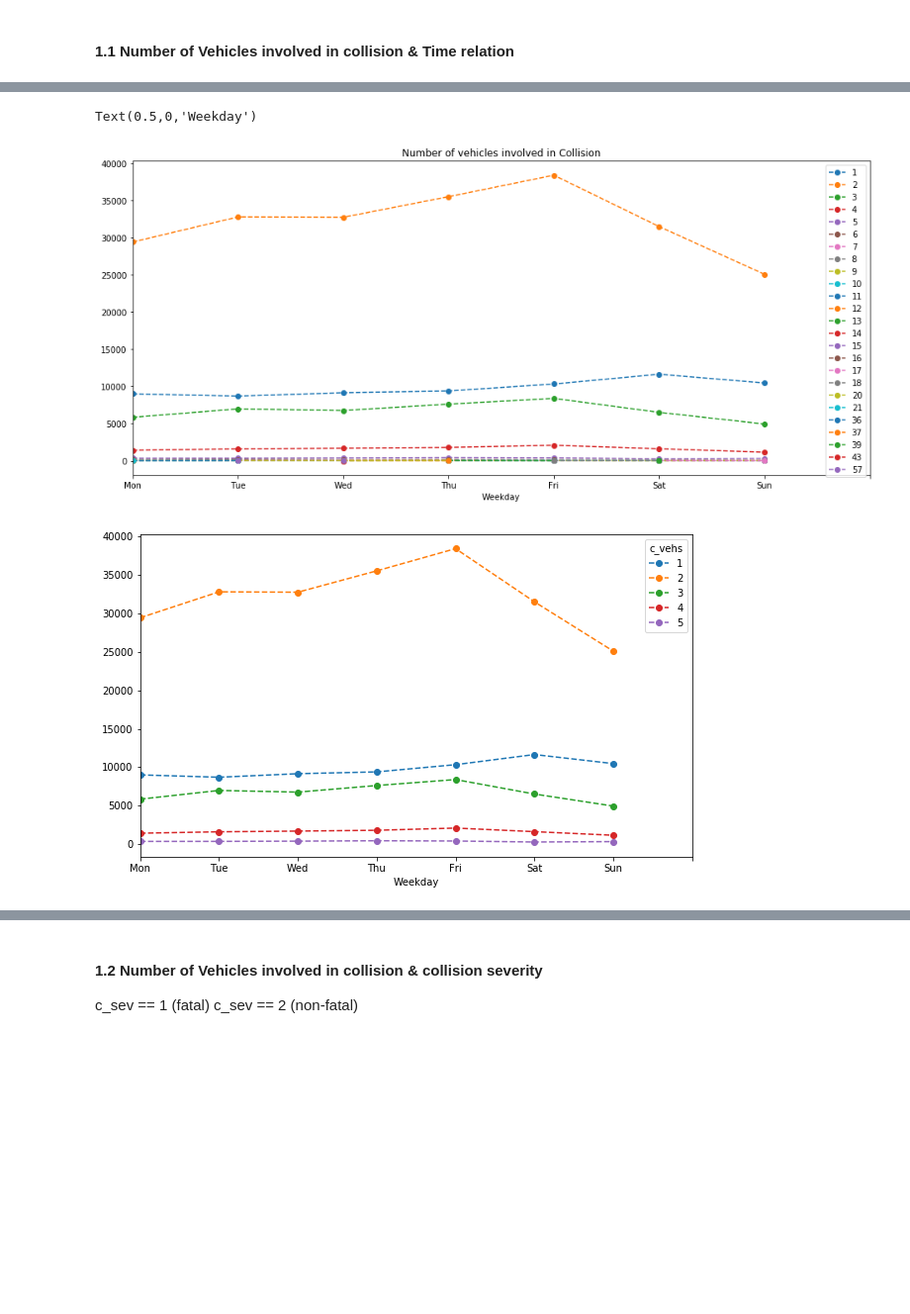
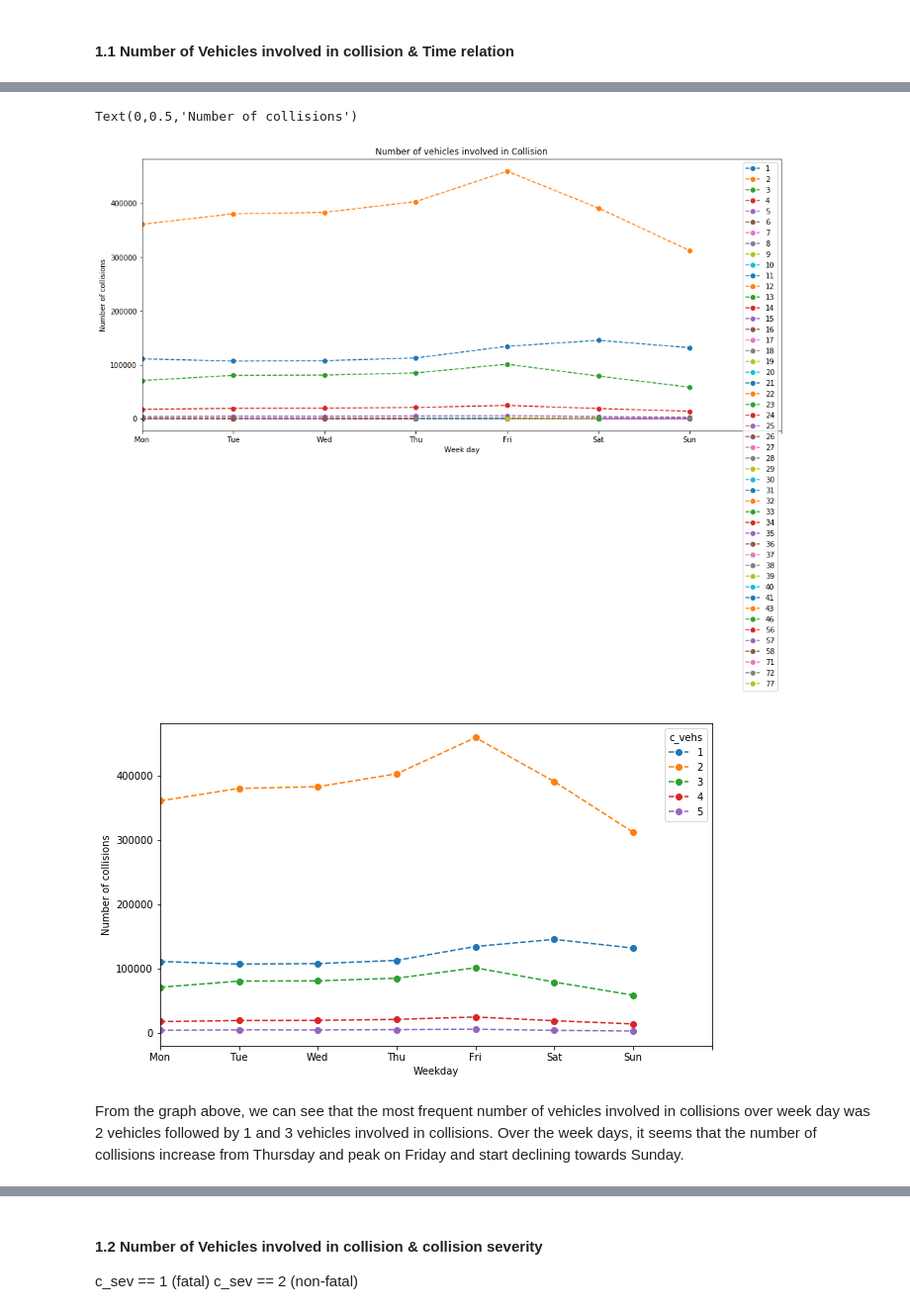
Before and after one commit to rynho/3250-G3, a Jupyter notebook: jupyterNB/Chae.ipynb, the cells around one changed output, grey strips where cells are left out. Shown at 99% size. Drawn from its saved outputs; the diff is of its cells as text; code cells hidden in the pictures; blank space fills up the shorter version.

```diff
--- a/jupyterNB/Chae.ipynb
+++ b/jupyterNB/Chae.ipynb
@@ -44,7 +44,8 @@ C_YEAR,C_MNTH,C_WDAY,C_HOUR,C_SEV,C_VEHS,C_CONF,C_RCFG,C_WTHR,C_RSUR,C_RALN,C_TR
 1999,01,1,17,2,03,QQ,QQ,1,2,1,01,02,01,1991,02,F,UU,13,2,UU,2
 1999,01,1,17,2,03,QQ,QQ,1,2,1,01,03,01,1992,01,M,UU,11,2,UU,1
 # %%
-accident=pd.read_csv('NCDB_1999_to_2014_s.csv', engine='python')
+#Load data in to a dataframe
+accident=pd.read_csv('NCDB_1999_to_2014.csv', engine='python')
 # %%
 #Replace all column heads to lower case
 accident.columns = accident.columns.map(lambda x: x[:].lower())
@@ -146,21 +150,25 @@ Text(0,0.5,'Weekday')
 # %%
 #Relationship of number of vehicles involved in collision (1-57 vehicles) on a specific weekday
 w_day1=df3.groupby(['c_wday','c_vehs']).size().unstack()
 w_day1
 w_day1.iloc[:].plot(style = 'o--', figsize=(16,7), title = 'Number of vehicles involved in Collision')
 plt.legend(loc='best')
 plt.xticks(range(0,8),weekday)
-plt.xlabel('Weekday')
+plt.xlabel('Week day')
+plt.ylabel('Number of collisions')
 # %% [output]
-Text(0.5,0,'Weekday')
+Text(0,0.5,'Number of collisions')
-[figure, old version]
+[figure, new version]
 # %%
 b=w_day1.iloc[:,0:5]
 b.plot(style='o--')
 plt.xlabel('Weekday')
+plt.ylabel('Number of collisions')
 plt.xticks(range(0,8),weekday);
 # %% [output]
-[figure, old version]
+[figure, new version]
+# %% [markdown]
+From the graph above, we can see that the most frequent number of vehicles involved in collisions over week day was 2 vehicles followed by 1 and 3 vehicles involved in collisions. Over the week days, it seems that the number of collisions increase from Thursday and peak on Friday and start declining towards Sunday.
 # %%
 # Slice the data with just Number of vehicles involved in collision & hour
 df4= df.loc[:,['c_hour','c_vehs']]
```
Also changed, not shown: parts of 33 cells of this notebook.
